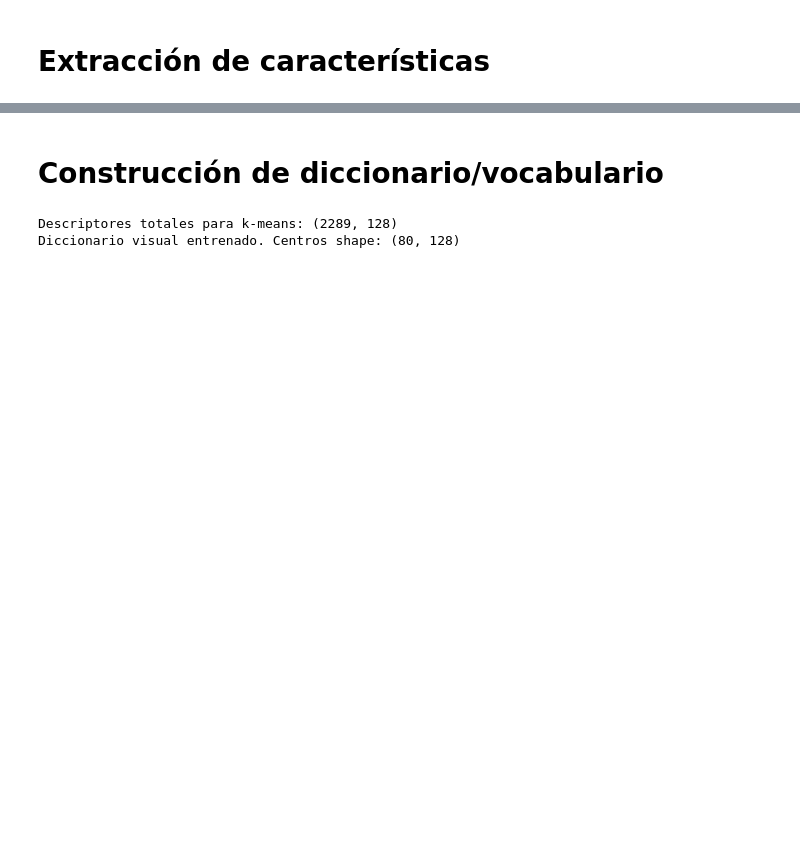
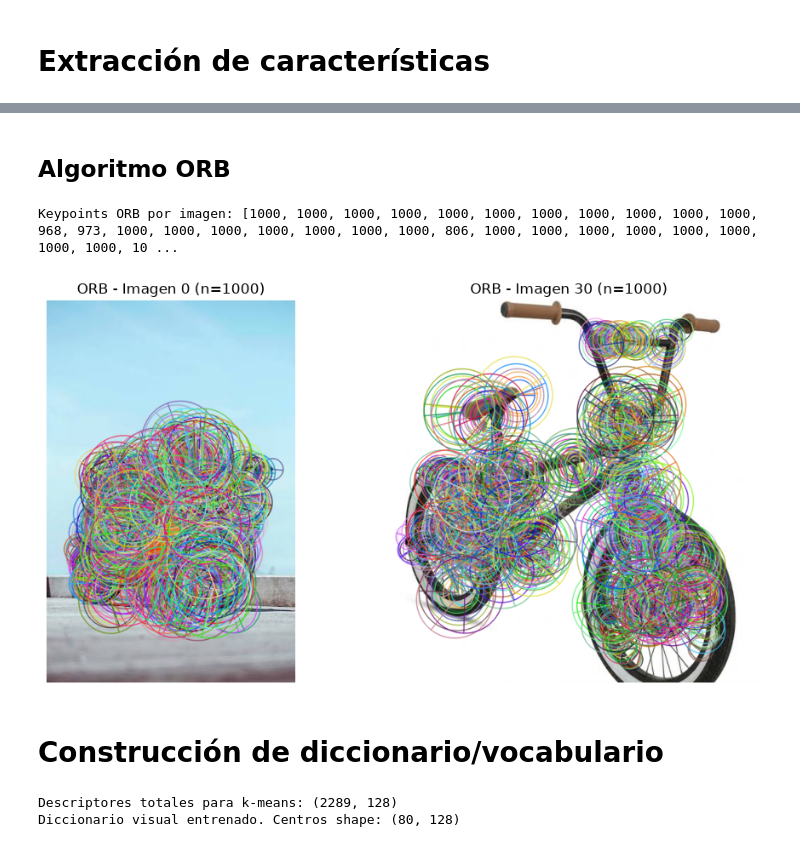
Before and after one commit to tdavidvergara/lab1-vision-computacional-deep-learning, a Jupyter notebook: Clase_2_B_2026_EAI.ipynb, the cells around one changed output, grey strips where cells are left out. Cells and saved outputs as stored; diff of their text form; code cells hidden in the pictures; blank space fills up the shorter version.

```diff
--- a/Clase_2_B_2026_EAI.ipynb
+++ b/Clase_2_B_2026_EAI.ipynb
@@ -94,3 +152,56 @@ Keypoints por imagen: [6618, 350, 930, 341, 398, 619]
+# %% [markdown]
+## Algoritmo ORB
+# %%
+
+# Crear el detector ORB
+orb = cv2.ORB_create(nfeatures=1000)
+
+images_gray_orb = []
+all_desc_list_orb = []   # Descriptores ORB
+n_keypoints_orb = []
+
+for img_rgb in images_rgb:
+
+    # Convertir la imagen a escala de grises
+    gray = cv2.cvtColor(img_rgb, cv2.COLOR_RGB2GRAY)
+    images_gray_orb.append(gray)
+
+    # Detectar puntos clave y calcular descriptores ORB
+    keypoints, descriptors = orb.detectAndCompute(gray, None)
+
+    # Si no se detectan descriptores, crear un arreglo vacío
+    if descriptors is None:
+        descriptors = np.zeros((0, 32), dtype=np.uint8)
+
+    # Guardar los descriptores y la cantidad de puntos clave
+    all_desc_list_orb.append(descriptors)
+    n_keypoints_orb.append(len(keypoints))
+
+print("Keypoints ORB por imagen:", n_keypoints_orb)
+
+
+# Visualizar los puntos clave detectados por ORB
+plt.figure(figsize=(10, 5))
+
+for i, idx in enumerate([0, len(images_rgb)//2]):
+
+    img_kp = cv2.drawKeypoints(
+        images_rgb[idx],
+        orb.detect(images_gray_orb[idx], None),
+        None,
+        flags=cv2.DRAW_MATCHES_FLAGS_DRAW_RICH_KEYPOINTS
+    )
+
+    plt.subplot(1, 2, i + 1)
+    plt.imshow(img_kp)
+    plt.title(f"ORB - Imagen {idx} (n={n_keypoints_orb[idx]})")
+    plt.axis("off")
+
+plt.tight_layout()
+plt.show()
+# %% [output]
+Keypoints ORB por imagen: [1000, 1000, 1000, 1000, 1000, 1000, 1000, 1000, 1000, 1000, 1000, 968, 973, 1000, 1000, 1000, 1000, 1000, 1000, 1000, 806, 1000, 1000, 1000, 1000, 1000, 1000, 1000, 1000, 10 ...
+[figure, added]
 # %% [markdown]
 # Construcción de diccionario/vocabulario
 # %%
```
Also changed, not shown: parts of 8 cells of this notebook, 31 other files.
